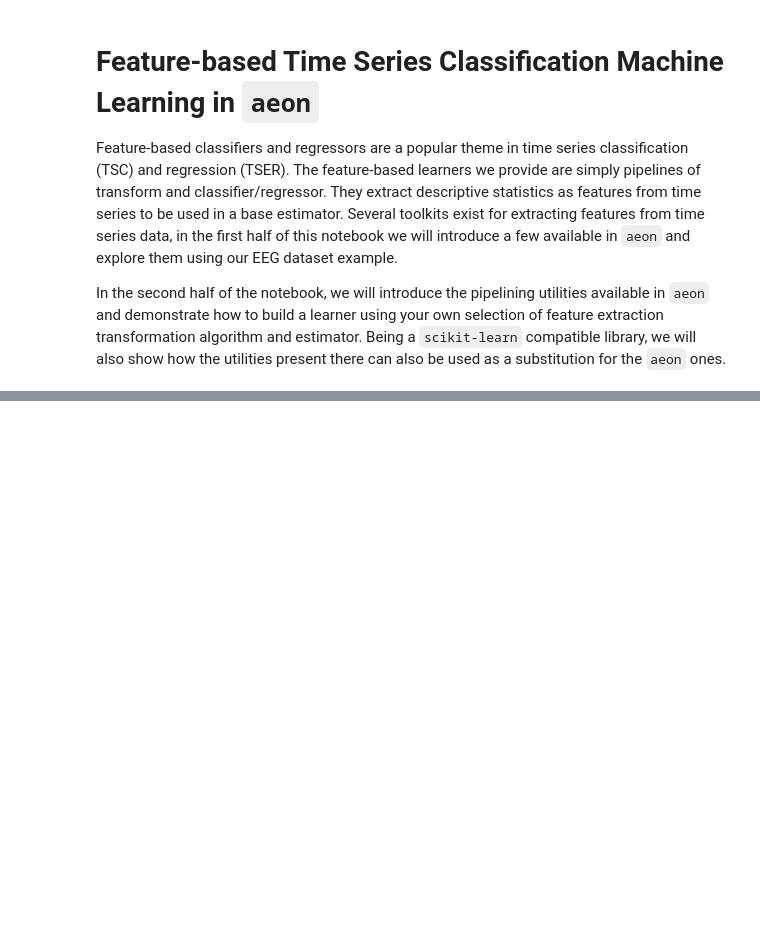
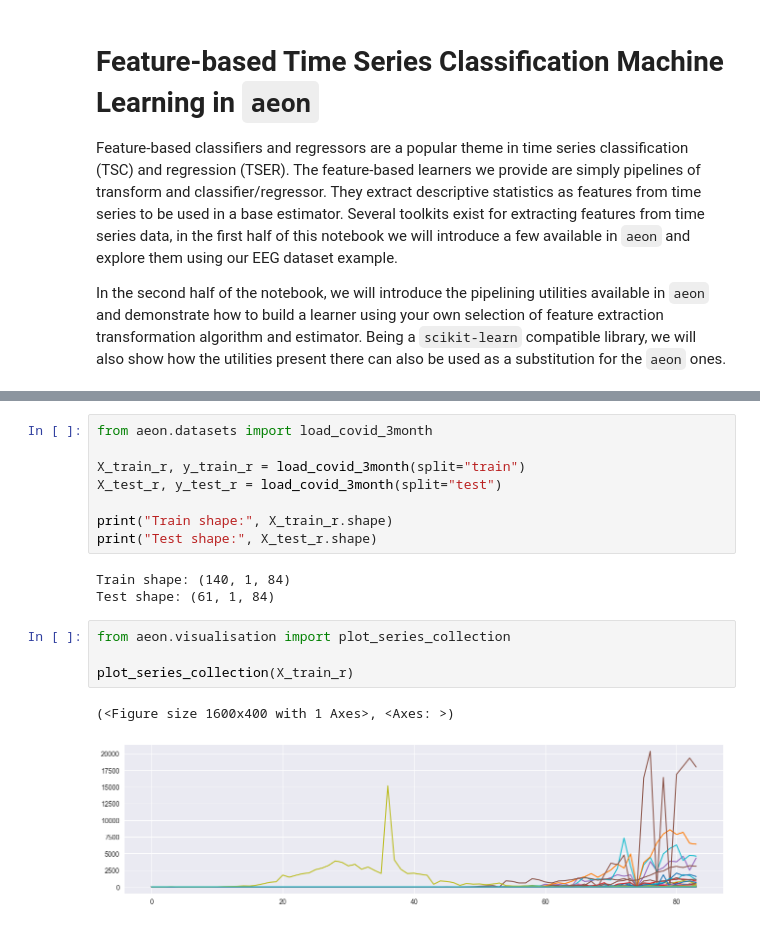
Before and after one commit to aeon-toolkit/aeon-tutorials, a Jupyter notebook: KDD-2024/Notebooks/Features-draft.ipynb, the cells around one changed output, grey strips where cells are left out. Saved outputs shown, nothing was run; the diff lists cells and outputs as text; blank space fills up the shorter version.

```diff
--- a/KDD-2024/Notebooks/Features-draft.ipynb
+++ b/KDD-2024/Notebooks/Features-draft.ipynb
@@ -176,0 +56,18 @@ feature extraction" https://arxiv.org/abs/2006.00873
+# %%
+from aeon.datasets import load_covid_3month
+
+X_train_r, y_train_r = load_covid_3month(split="train")
+X_test_r, y_test_r = load_covid_3month(split="test")
+
+print("Train shape:", X_train_r.shape)
+print("Test shape:", X_test_r.shape)
+# %% [output]
+Train shape: (140, 1, 84)
+Test shape: (61, 1, 84)
+# %%
+from aeon.visualisation import plot_series_collection
+
+plot_series_collection(X_train_r)
+# %% [output]
+(<Figure size 1600x400 with 1 Axes>, <Axes: >)
+[figure, added]
```
Also changed, not shown: parts of 66 cells of this notebook, 1 other file.
